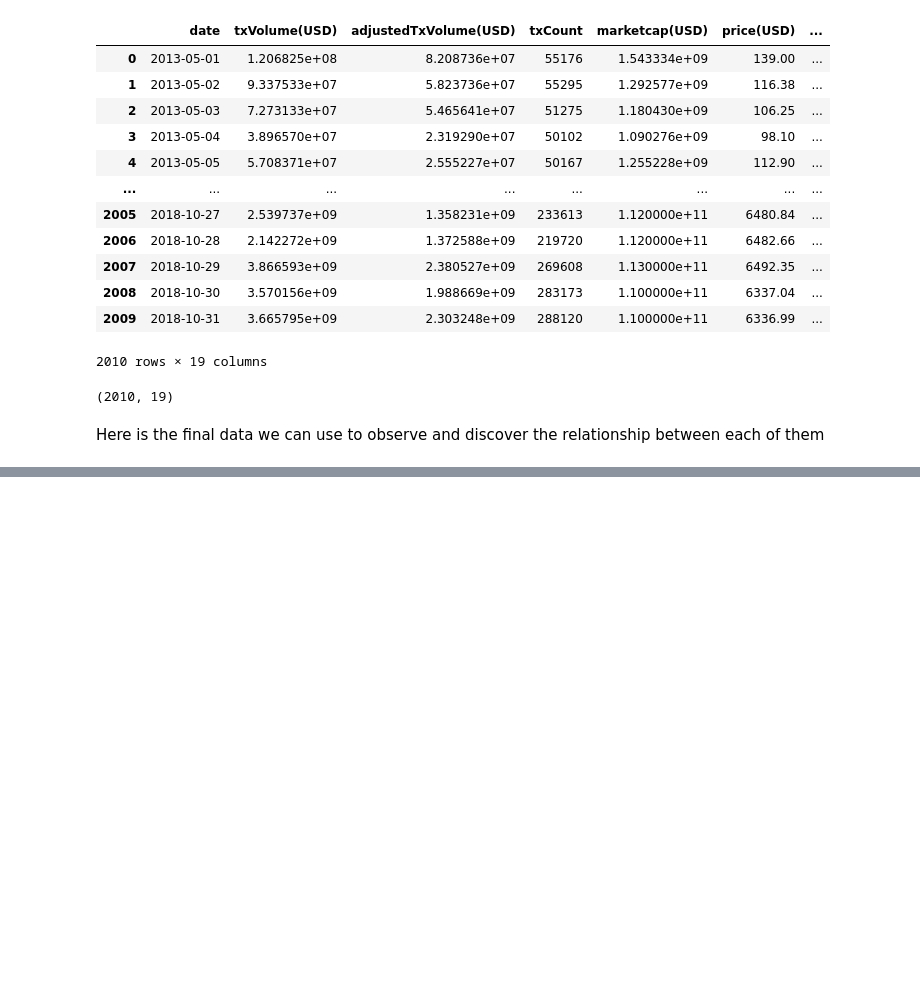
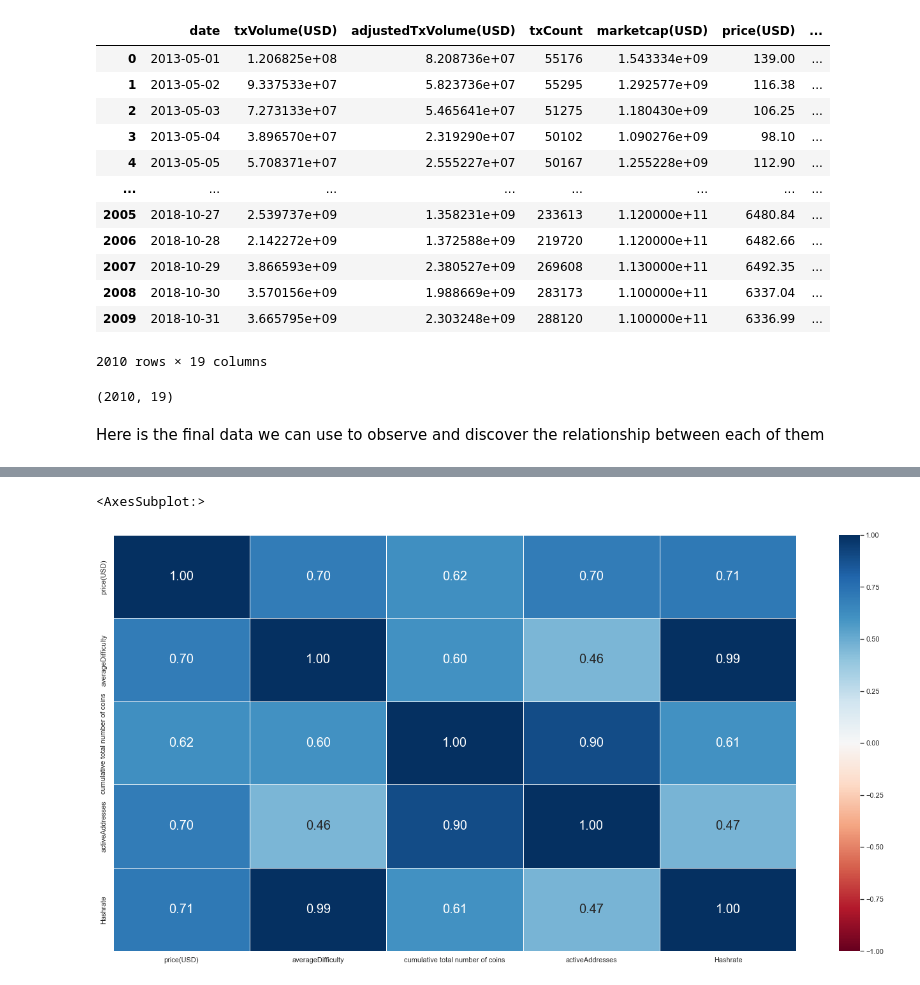
Before and after one commit to KaiKaizxc/SC1015-Mini-Project, a Jupyter notebook: Data_cleaning.ipynb, the cells around one changed output, grey strips where cells are left out. Cells and saved outputs as stored; diff of their text form; code cells hidden in the pictures; blank space fills up the shorter version.

```diff
--- a/Data_cleaning.ipynb
+++ b/Data_cleaning.ipynb
@@ -281,0 +300,7 @@ final_data.describe()
+# %%
+f = plt.figure(figsize=(24, 12))
+sb.heatmap(finalizedBitcoin_data.corr(), vmin = -1, vmax = 1, linewidths = 1,
+           annot = True, fmt = ".2f", annot_kws = {"size": 20}, cmap = "RdBu")
+# %% [output]
+<AxesSubplot:>
+[figure, added]
```
Also changed, not shown: parts of 7 cells of this notebook.
